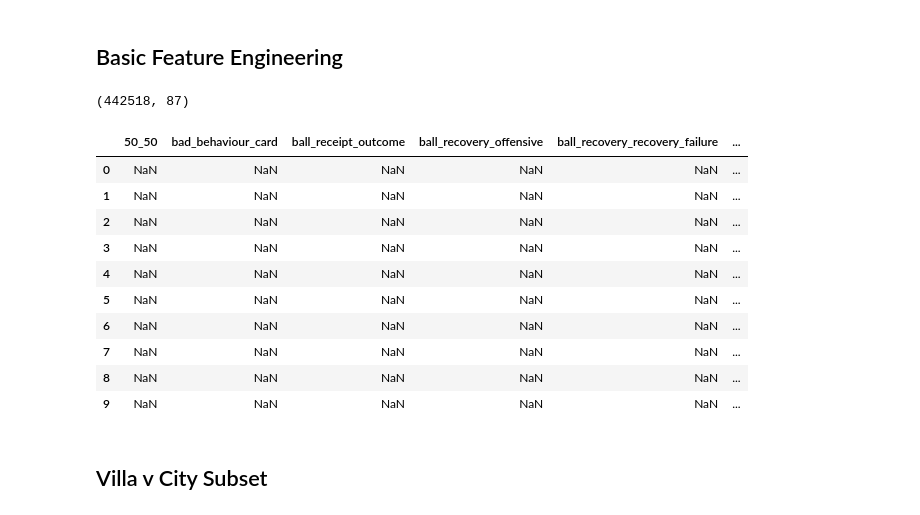
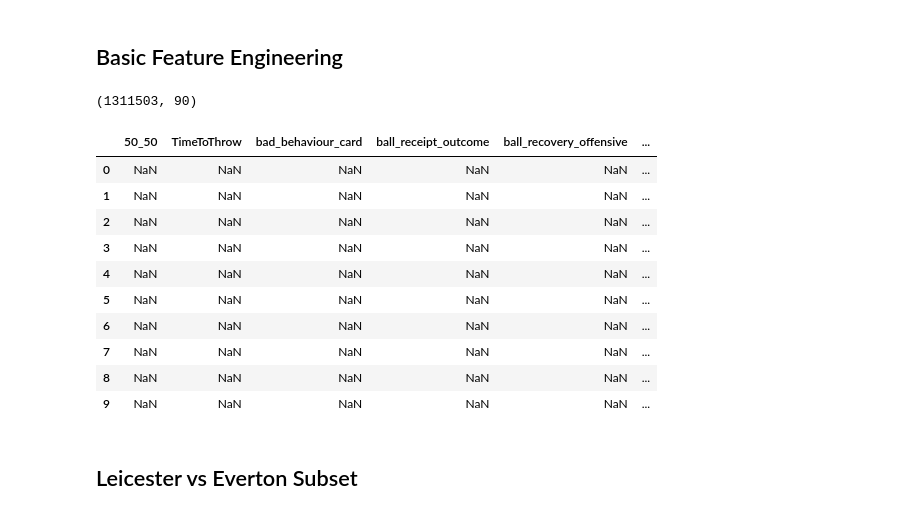
Before and after one commit to hwillif/Throw-in-Project, a Jupyter notebook: Throw-in Project - Jimenez.ipynb, the cells around one changed output. Cells and saved outputs as stored; diff of their text form; code cells hidden in the pictures.

```diff
--- a/Throw-in Project - Jimenez.ipynb
+++ b/Throw-in Project - Jimenez.ipynb
@@ -26,12 +34,12 @@ import math
 import warnings
 warnings.filterwarnings("ignore")
 # %%
-# 2020/2021 Women's Super League (Prem for females)
-WomenSL = sb.matches(competition_id=37, season_id=90)
+# 2015/2016 Premier League Matches
+Prem = sb.matches(competition_id=2, season_id=27)
 
 # Print cols + head
-print(WomenSL.columns)
-WomenSL.sort_values(by='match_week', ascending=True).head()
+print(Prem.columns)
+Prem.sort_values(by='match_week', ascending=True).head()
 # %% [output]
 Index(['match_id', 'match_date', 'kick_off', 'competition', 'season',
        'home_team', 'away_team', 'home_score', 'away_score', 'match_status',
@@ -211,10 +171,20 @@ events_df = events_df.merge(
     how='left'
 )
 
+# Create new TimeToThrow column, duration for each throw-in event only captures time it took for ball to get the target, not time taken to throw
+
+throw_idx = events_df[events_df['pass_type'] == 'Throw-in'].index # Indices of throw-in events
+
+# Compute time difference using position-based indexing
+events_df.loc[throw_idx, 'TimeToThrow'] = (
+    (events_df['timestamp'].iloc[throw_idx].values - events_df['timestamp'].iloc[throw_idx - 1].values)
+    / np.timedelta64(1, 's')  # convert to seconds
+)
+
+events_df['TimeToThrow'] = events_df['TimeToThrow'].round(3) # Round to 3 decimal places
+
 # Useless columns for possession retention modeling
 cols_to_remove = [
-    # Match info – all values are useless
-    'season', 'competition', 'match_date', 'match_week', 'home_team', 'away_team',
 
     # Substitution specifics – irrelevant, whether or not a sub occurs captured in "type" col
     'substitution_replacement', 'substitution_replacement_id', 'substitution_outcome_id', 'substitution_outcome',
@@ -235,35 +205,35 @@ cols_to_remove = [
     # Clearance info – already made generic clearance col
     'clearance_aerial_won', 'clearance_body_part', 'clearance_head', 'clearance_left_foot', 'clearance_right_foot', 'clearance_other',
 
     # Block info – already made generic block col
     'block_deflection', 'block_offensive', 'block_save_block',
 
     # Goalkeeper info -  either useless or captured in goalkeeper outcome
     'goalkeeper_position', 'goalkeeper_end_location', 'goalkeeper_technique', 'goalkeeper_lost_out', 'goalkeeper_lost_in_play',
     'goalkeeper_punched_out', 'goalkeeper_saved_to_post','goalkeeper_shot_saved_off_target', 'goalkeeper_shot_saved_to_post', 'goalkeeper_success_in_play',
     'goalkeeper_body_part', 'goalkeeper_type', 'goalkeeper_outcome',
 
     # Half start late video start, only happened 4 times nothing we can do
     'half_start_late_video_start'
 
 ]
 
 # Remove columns
 events_df_clean = events_df.drop(columns=cols_to_remove)
 
 # Sort df alphabetically
 events_df_clean = events_df_clean[sorted(events_df_clean.columns)]
 
 # Sort by match_id then index
 events_df_clean = events_df_clean.sort_values(by=['match_id', 'index']).reset_index(drop=True)
 
 # Display cleaned df
 pd.set_option('display.max_columns', None)
 print(events_df_clean.shape)
 events_df_clean.head(10)
 # %% [output]
-(442518, 87)
+(1311503, 90)
-|  | 50_50 | bad_behaviour_card | ball_receipt_outcome | ball_recovery_offensive | ball_recovery_recovery_failure | ... |
+|  | 50_50 | TimeToThrow | bad_behaviour_card | ball_receipt_outcome | ball_recovery_offensive | ... |
 | 0 | NaN | NaN | NaN | NaN | NaN | ... |
 | 1 | NaN | NaN | NaN | NaN | NaN | ... |
 | 2 | NaN | NaN | NaN | NaN | NaN | ... |
@@ -275,4 +245,4 @@ events_df_clean.head(10)
 | 8 | NaN | NaN | NaN | NaN | NaN | ... |
 | 9 | NaN | NaN | NaN | NaN | NaN | ... |
 # %% [markdown]
-## Villa v City Subset
+## Leicester vs Everton Subset
```
Also changed, not shown: parts of 19 cells of this notebook.
